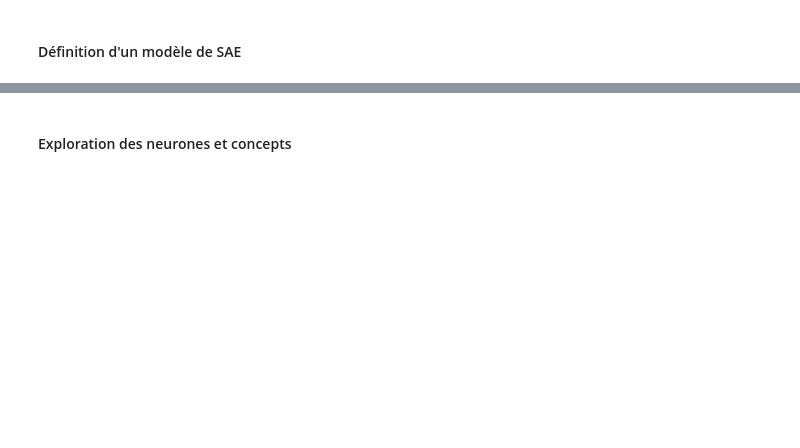
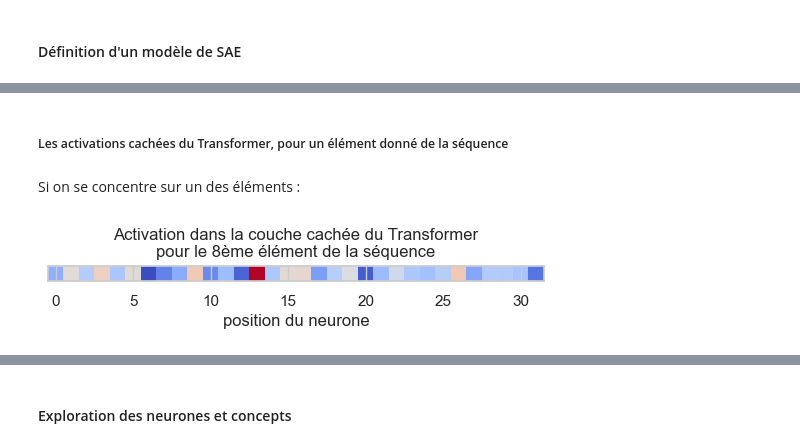
Before and after one commit to nicolasguillard/workshop_cs_202503, a Jupyter notebook: workshop_part_3__solution.ipynb, the cells around one changed output, grey strips where cells are left out. Drawn from its saved outputs; the diff is of its cells as text; code cells hidden in the pictures; blank space fills up the shorter version.

```diff
--- a/workshop_part_3__solution.ipynb
+++ b/workshop_part_3__solution.ipynb
@@ -370,0 +790,13 @@ reconstruction loss : 2.22
+# %% [markdown]
+##### Les activations cachées du Transformer, pour un élément donné de la séquence
+# %% [markdown]
+Si on se concentre sur un des éléments :
+# %%
+idx_elt_seq = 7
+plt.imshow(hidden_acts_transfo[idx_elt_seq].view(1, -1), cmap="coolwarm")
+plt.xlabel("position du neurone")
+plt.gca().yaxis.set_visible(False)
+plt.title(f"Activation dans la couche cachée du Transformer\npour le {idx_elt_seq+1}ème élément de la séquence")
+plt.show()
+# %% [output]
+[figure, added]
```
Also changed, not shown: parts of 131 cells of this notebook, 17 other files.
